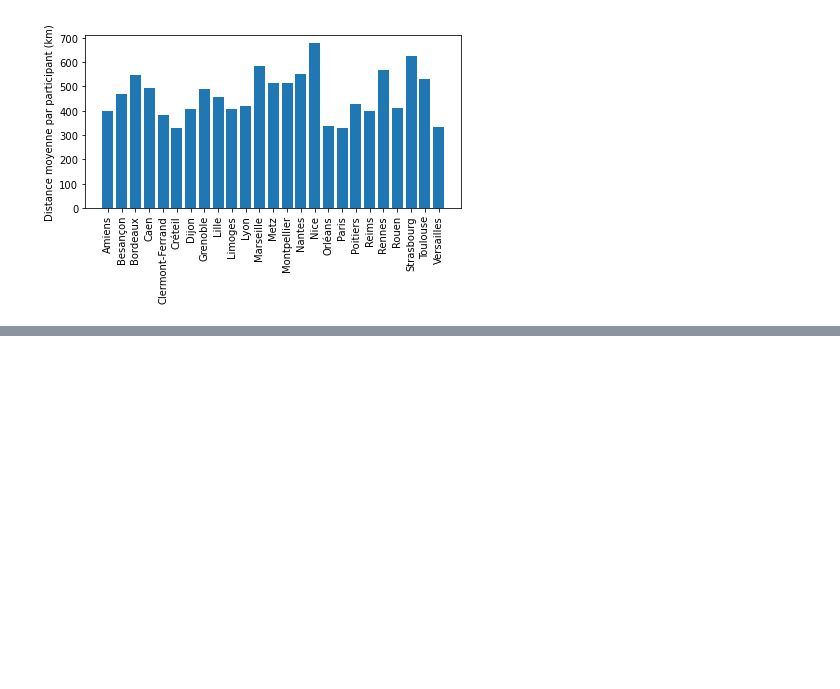
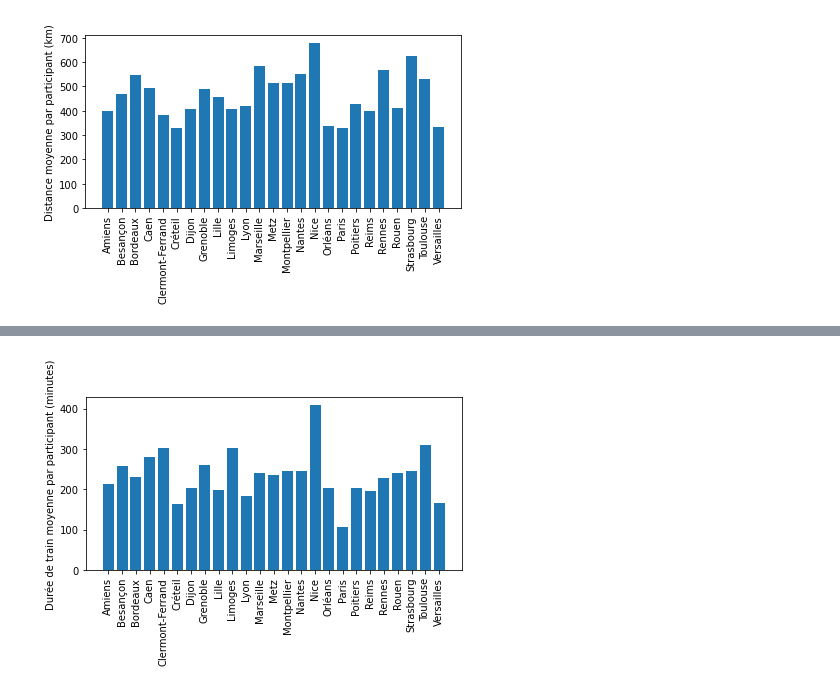
Before and after one commit to fxcoudert/misc, a Jupyter notebook: confloc/confloc.ipynb, the cells around one changed output, grey strips where cells are left out. Cells and saved outputs as stored; diff of their text form; code cells hidden in the pictures; blank space fills up the shorter version.

```diff
--- a/confloc/confloc.ipynb
+++ b/confloc/confloc.ipynb
@@ -95,0 +129,21 @@ plt.savefig("distance.png", dpi=300)
+# %%
+def all_train_to(center):
+    sum = 0
+    for acad in academies.keys():
+        d = traintime[(center, acad)]
+        frac = float(academies[acad]) / totacademies
+        sum += frac * d
+    return sum
+# %%
+labels = sorted(academies.keys())
+dist = [all_train_to(acad) for acad in labels]
+# %%
+fig = plt.figure()
+ax = fig.add_axes([0.1, 0.35, 0.87, 0.6])
+ax.bar(labels, dist)
+plt.xticks(range(len(labels)), labels, rotation=90)
+plt.ylabel('Durée de train moyenne par participant (minutes)')
+#plt.show()
+plt.savefig("distance.png", dpi=300)
+# %% [output]
+[figure, added]
```
Also changed, not shown: parts of 5 cells of this notebook, 2 other files.
